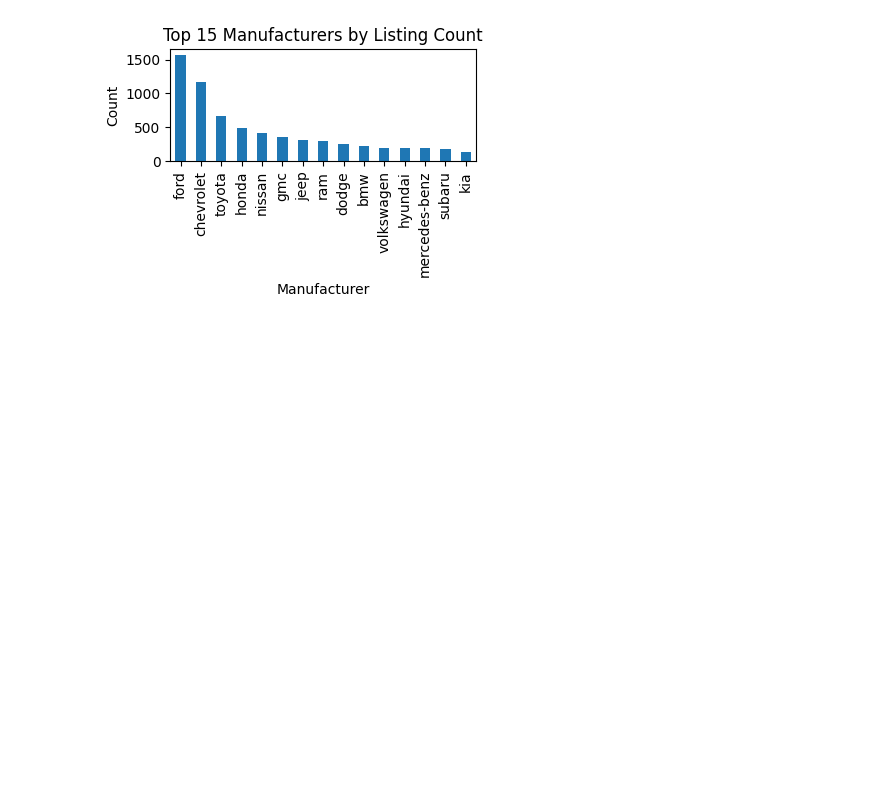
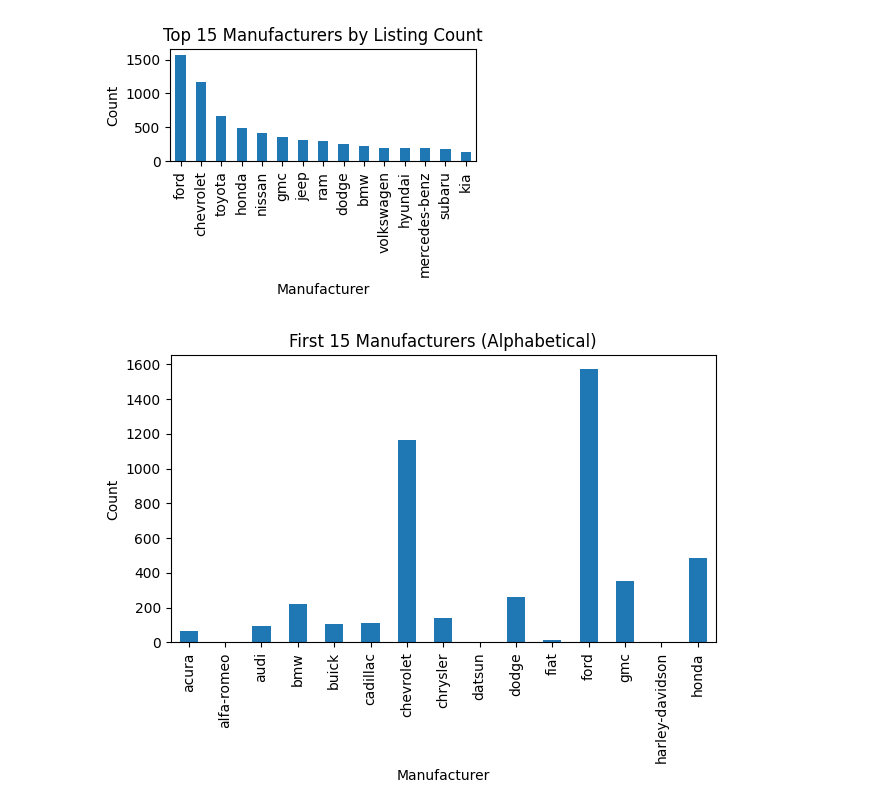
Before and after one commit to minSara02-FromTheStart/Pandas_Daily_Practice, a Jupyter notebook: Practice With JSON/JsonPractice.ipynb, the cells around one changed output. Cells and saved outputs as stored; diff of their text form; code cells hidden in the pictures; blank space fills up the shorter version.

Commit message:
Graphs

```diff
--- a/Practice With JSON/JsonPractice.ipynb
+++ b/Practice With JSON/JsonPractice.ipynb
@@ -142,3 +142,15 @@ plt.tight_layout()
 plt.show()
 # %% [output]
 [figure]
+# %%
+
+# Plot by index (alphabetical, top 15 for readability)
+plt.figure()
+brand_counts_sorted_by_index.head(15).plot(kind="bar")
+plt.title("First 15 Manufacturers (Alphabetical)")
+plt.xlabel("Manufacturer")
+plt.ylabel("Count")
+plt.tight_layout()
+plt.show()
+# %% [output]
+[figure, added]
```
